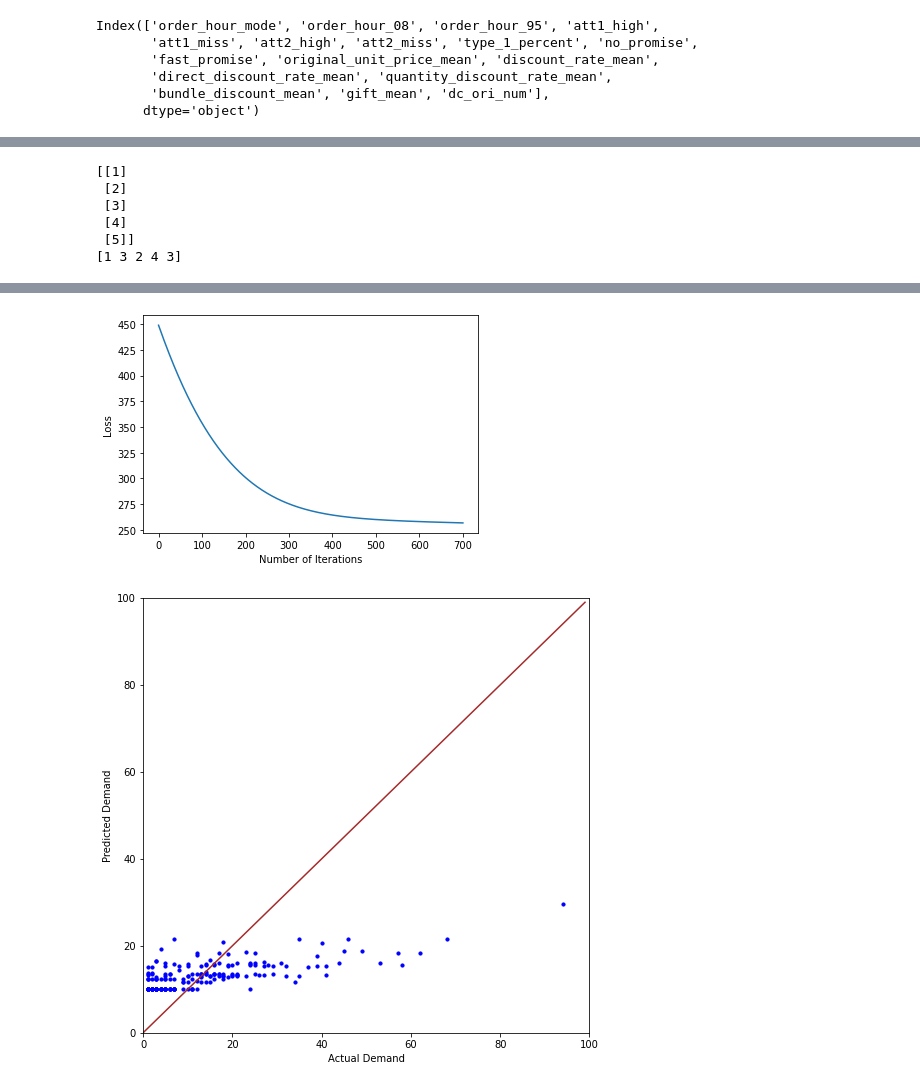
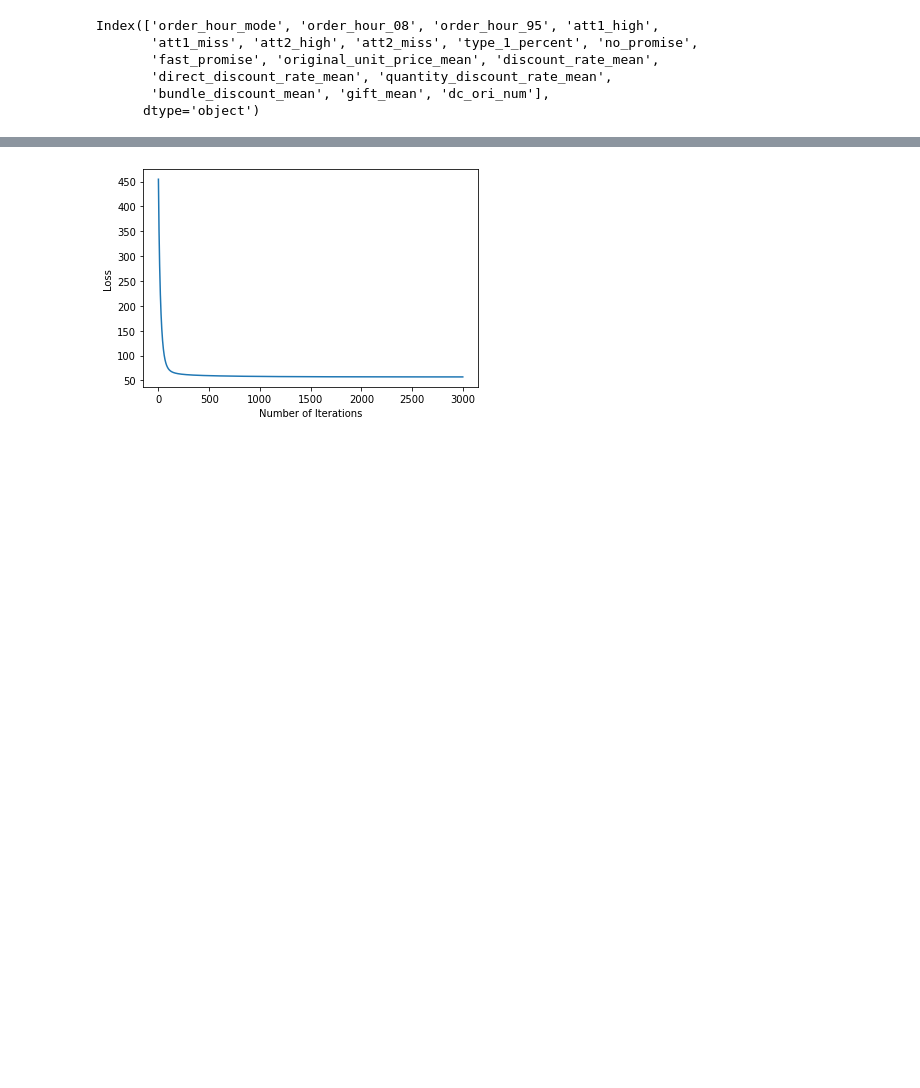
Before and after one commit to tianlei9581/DemandPredictionJD, a Jupyter notebook: PyTorch_models_Ben.ipynb, the cells around one changed output, grey strips where cells are left out. Cells and saved outputs as stored; diff of their text form; code cells hidden in the pictures; blank space fills up the shorter version.

```diff
--- a/PyTorch_models_Ben.ipynb
+++ b/PyTorch_models_Ben.ipynb
@@ -133,16 +140,9 @@ dtype: object
 # %%
-# Experiment set
-x_train = np.array([[1,2,3,4,5]]).transpose()
-y_train = np.array([1,3,2,4,3]).transpose()
-print(x_train)
-print(y_train)
+# # Experiment set
+# x_train = np.array([[1,2,3,4,5]]).transpose()
+# y_train = np.array([1,3,2,4,3]).transpose()
+# print(x_train)
+# print(y_train)
-# %% [output]
-[[1]
- [2]
- [3]
- [4]
- [5]]
-[1 3 2 4 3]
 # %%
 # define model structure
 class linearRegression(torch.nn.Module):
@@ -166,7 +166,7 @@ _, inputDim = x_train.shape
 # inputDim = len(x_train.columns)     # takes variable 'x'
 outputDim = 1       # takes variable 'y'
 learningRate = 0.01
-epochs = 701
+epochs = 3001
 loss_list = []
 
 model = linearRegression(inputDim, outputDim)
@@ -179,8 +179,8 @@ model = linearRegression(inputDim, outputDim)
 criterion = torch.nn.MSELoss()
 # criterion = r2_loss
 # optimizer = torch.optim.RMSprop(model.parameters(), lr=learningRate)
-optimizer = torch.optim.Adam(model.parameters(), lr=learningRate)
-# optimizer = torch.optim.SGD(model.parameters(), lr=learningRate)        # SGD is pretty bad with this dataset
+# optimizer = torch.optim.Adam(model.parameters(), lr=learningRate)
+optimizer = torch.optim.SGD(model.parameters(), lr=learningRate)
 
 # model training
 
@@ -213,7 +213,7 @@ for epoch in range(epochs):
     loss_list.append(loss.data)
 
     # print loss
-    if(epoch % 100 == 0):
+    if(epoch % 200 == 0):
         print('epoch {}, loss {}'.format(epoch, loss.data))
 
 plt.plot(range(epochs),loss_list)
@@ -225,36 +225,4 @@ plt
 print('y-intercept ', model.linear.bias.item())
 # weight (w)
 print('Coefficients ',  model.linear.weight.detach().numpy())
-
-with torch.no_grad(): # we don't need gradients in the testing phase
-    # if torch.cuda.is_available():
-    #     pred_y_train = model(Variable(torch.from_numpy(x_train).float().cuda())).cpu().data.numpy()
-    # else:
-    #     pred_y_train = model(Variable(torch.from_numpy(x_train).float())).data.numpy()
-    pred_y_train = model(Variable(torch.from_numpy(x_train).float())).data.numpy()
-pred_y_train = [pred_y_train[x].item() for x in range(len(pred_y_train))]
-
-# Comparing Actual and predicted values
-# print(list(zip(y_train, pred_y_train)))
-# dff = {}
-# dff['Actual'] = y_train
-# dff['Predicted'] = pred_y_train
-# dff = pd.DataFrame(dff)
-# print(dff)
-plt.figure(figsize=(8,8))
-plt.scatter(y_train, pred_y_train, c='b', s=10)
-plt.xlabel('Actual Demand'), plt.ylabel('Predicted Demand');
-lim = 100
-x = y = range(lim)
-plt.plot(x,y, c='brown')
-plt.xlim(0,lim), plt.ylim(0,lim);
-plt
-
-# metric = R2Score()
-# metric.update([torch.FloatTensor(y_train), torch.FloatTensor(pred_y_train)])
-# score = metric.compute()
-# print('Ignite R^2 score', score)
-from sklearn.metrics import mean_squared_error
-print("MSE",mean_squared_error(y_train,pred_y_train))
-print('R^2 Score ', r2_score(y_true=y_train, y_pred=pred_y_train))
 # %% [output]
@@ -274,2 +246 @@ R^2 Score  0.20666530844275754
-[figure, old version]
+[figure, new version]
-[figure, removed]
```
Also changed, not shown: parts of 6 cells of this notebook.
